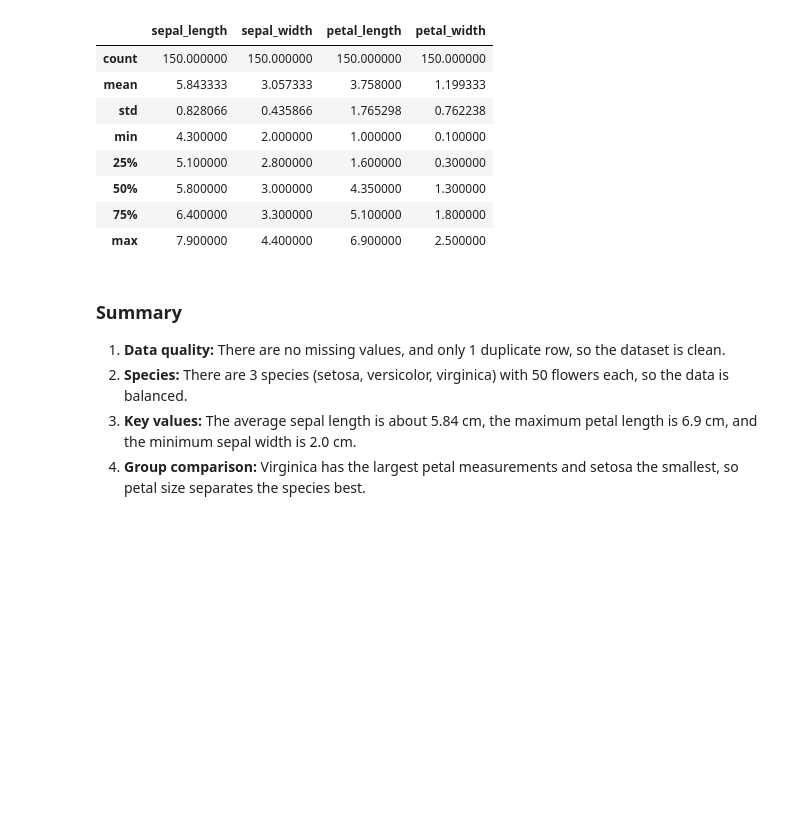
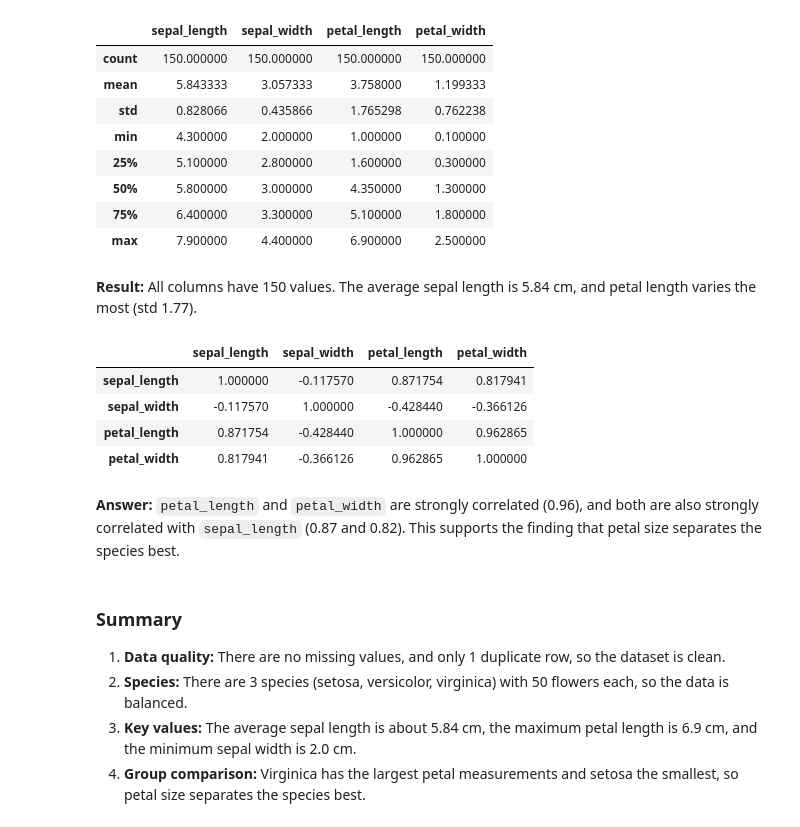
Before and after one commit to momaoalo/iris_analysis_Mohammed_Almogbel, a Jupyter notebook: iris_analysis.ipynb, the cells around one changed output. Cells and saved outputs as stored; diff of their text form; code cells hidden in the pictures; blank space fills up the shorter version.

Commit message:
Add notebook introduction, duplicate-row note and correlation analysis

```diff
--- a/iris_analysis.ipynb
+++ b/iris_analysis.ipynb
@@ -142,6 +162,19 @@ df.describe()
 | 50% | 5.800000 | 3.000000 | 4.350000 | 1.300000 |
 | 75% | 6.400000 | 3.300000 | 5.100000 | 1.800000 |
 | max | 7.900000 | 4.400000 | 6.900000 | 2.500000 |
+# %% [markdown]
+**Result:** All columns have 150 values. The average sepal length is 5.84 cm, and petal length varies the most (std 1.77).
+# %%
+# Extra: Correlation between the numeric columns
+df.drop(columns="species").corr()
+# %% [output]
+|  | sepal_length | sepal_width | petal_length | petal_width |
+| sepal_length | 1.000000 | -0.117570 | 0.871754 | 0.817941 |
+| sepal_width | -0.117570 | 1.000000 | -0.428440 | -0.366126 |
+| petal_length | 0.871754 | -0.428440 | 1.000000 | 0.962865 |
+| petal_width | 0.817941 | -0.366126 | 0.962865 | 1.000000 |
+# %% [markdown]
+**Answer:** `petal_length` and `petal_width` are strongly correlated (0.96), and both are also strongly correlated with `sepal_length` (0.87 and 0.82). This supports the finding that petal size separates the species best.
 # %% [markdown]
 ### Summary
 1. **Data quality:** There are no missing values, and only 1 duplicate row, so the dataset is clean.
```
Also changed, not shown: parts of 5 cells of this notebook.
